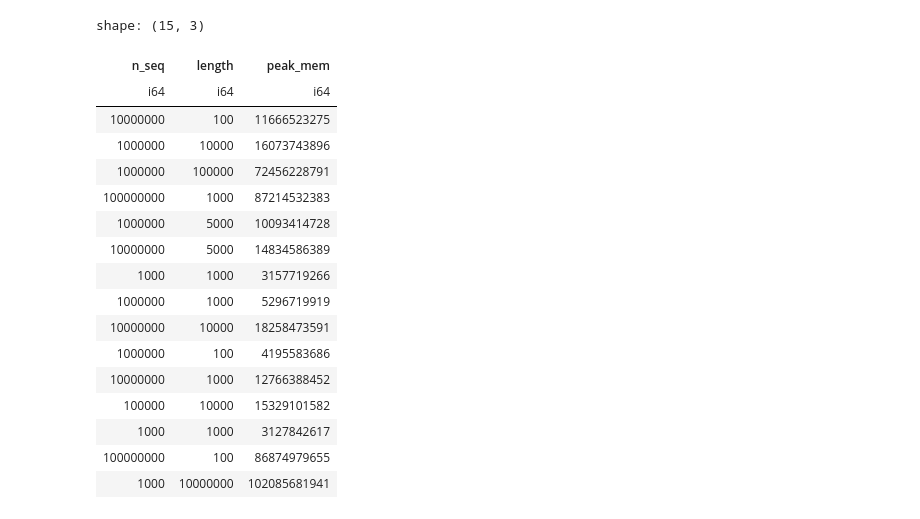
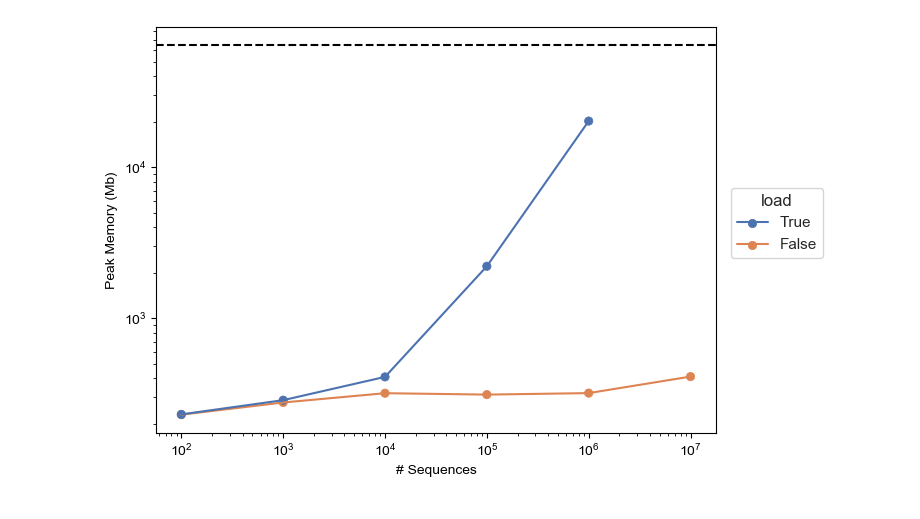
Before and after one commit to ML4GLand/EUGENe_paper, a Jupyter notebook: notebooks/memory_analysis/plotting.ipynb, the cells around one changed output. Drawn from its saved outputs; the diff is of its cells as text; code cells hidden in the pictures.

Commit message:
Plot speed/mem profiling for dataloading. Start prototyping train test split.

```diff
--- a/notebooks/memory_analysis/plotting.ipynb
+++ b/notebooks/memory_analysis/plotting.ipynb
@@ -6,9 +11,17 @@ import json
 # %%
 mem_dir = Path('/cellar/users/dlaub/projects/ML4GLand/EUGENe_paper/scripts/training_mem/memray')
-mem_json = list(mem_dir.glob('*.json'))
-res = {'n_seq': [], 'length': [], 'peak_mem': []}
-for path in mem_json:
-    res['n_seq'].append(int(path.stem.split('_')[2].split('=')[1]))
-    res['length'].append(int(path.stem.split('_')[3].split('=')[1]))
-    with open(path) as io:
-        res['peak_mem'].append(json.load(io)['total_bytes_allocated'])
+n_seq = []
+length = []
+load = []
+peak_mem = []
+for path in mem_dir.glob('*.json'):
+    n_seq.append(int(path.stem.split('_')[2].split('=')[1]))
+    length.append(int(path.stem.split('_')[3].split('=')[1]))
+    load.append('load' in path.stem)
+    with open(path) as f:
+        peak_mem.append(json.load(f)['metadata']['peak_memory'] / 1e6)
+mem_df = (
+    pl.DataFrame({'n_seq': n_seq, 'length': length, 'peak_mem': peak_mem, 'load': load})
+    .with_columns((pl.col('n_seq') * pl.col('length')).alias('size'))
+)
+mem_df.head()
@@ -15,22 +37,23 @@ for path in mem_json:
-# %%
-res_df = pl.DataFrame(res)
-res_df
-# %% [output]
-shape: (15, 3)
-| n_seq | length | peak_mem |
-| i64 | i64 | i64 |
-| 10000000 | 100 | 11666523275 |
-| 1000000 | 10000 | 16073743896 |
-| 1000000 | 100000 | 72456228791 |
-| 100000000 | 1000 | 87214532383 |
-| 1000000 | 5000 | 10093414728 |
-| 10000000 | 5000 | 14834586389 |
-| 1000 | 1000 | 3157719266 |
-| 1000000 | 1000 | 5296719919 |
-| 10000000 | 10000 | 18258473591 |
-| 1000000 | 100 | 4195583686 |
-| 10000000 | 1000 | 12766388452 |
-| 100000 | 10000 | 15329101582 |
-| 1000 | 1000 | 3127842617 |
-| 100000000 | 100 | 86874979655 |
-| 1000 | 10000000 | 102085681941 |
+# %%
+mem_data = mem_df.filter(
+    (pl.col('length') == int(1e4))
+    & ~(  # drop the OOM run
+        (pl.col('load') == True)
+        & (pl.col('n_seq') == int(1e7))
+    )
+)
+fig, ax = plt.subplots()
+p = (
+    so.Plot(mem_data.to_pandas(), x='n_seq', y='peak_mem', color='load')
+    .add(so.Line())
+    .add(so.Dot())
+    .scale(x='log', y='log')
+    .label(x='# Sequences', y='Peak Memory (Mb)')
+    .theme(sns.axes_style('ticks'))
+    .on(ax)
+)
+ax.axhline(64e3, c='k', ls='--')
+p.plot()
+_ = fig.tight_layout()
+# %% [output]
+[figure, added]
```
Also changed, not shown: parts of 6 cells of this notebook, 3 other files.
